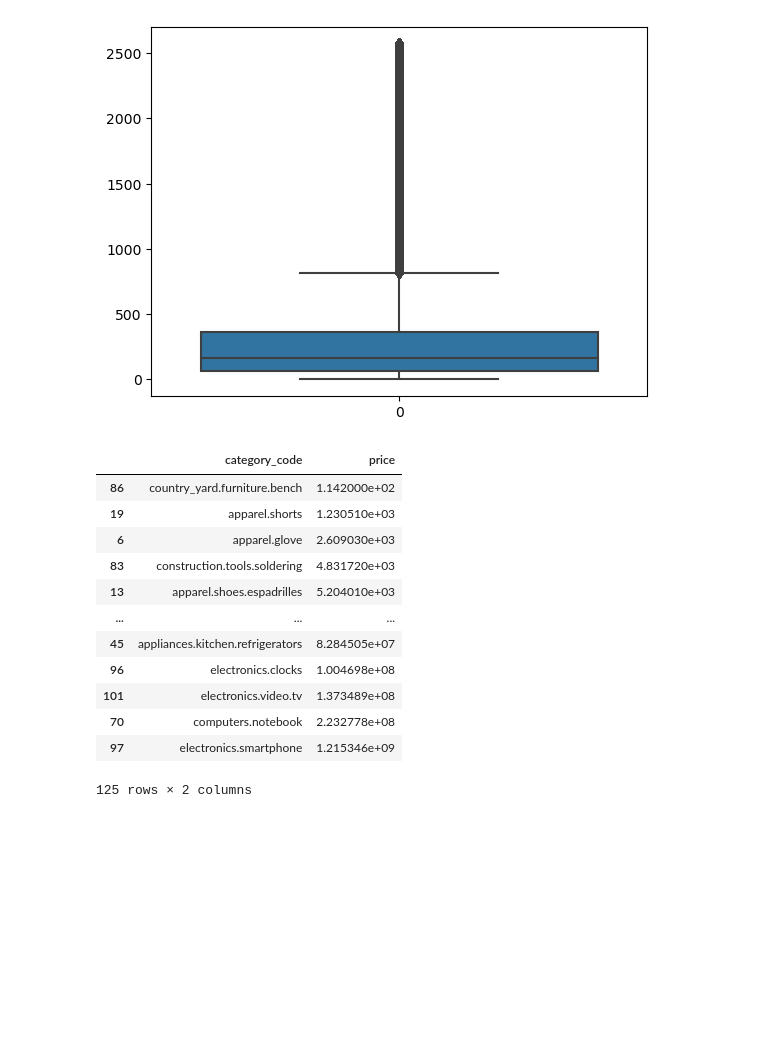
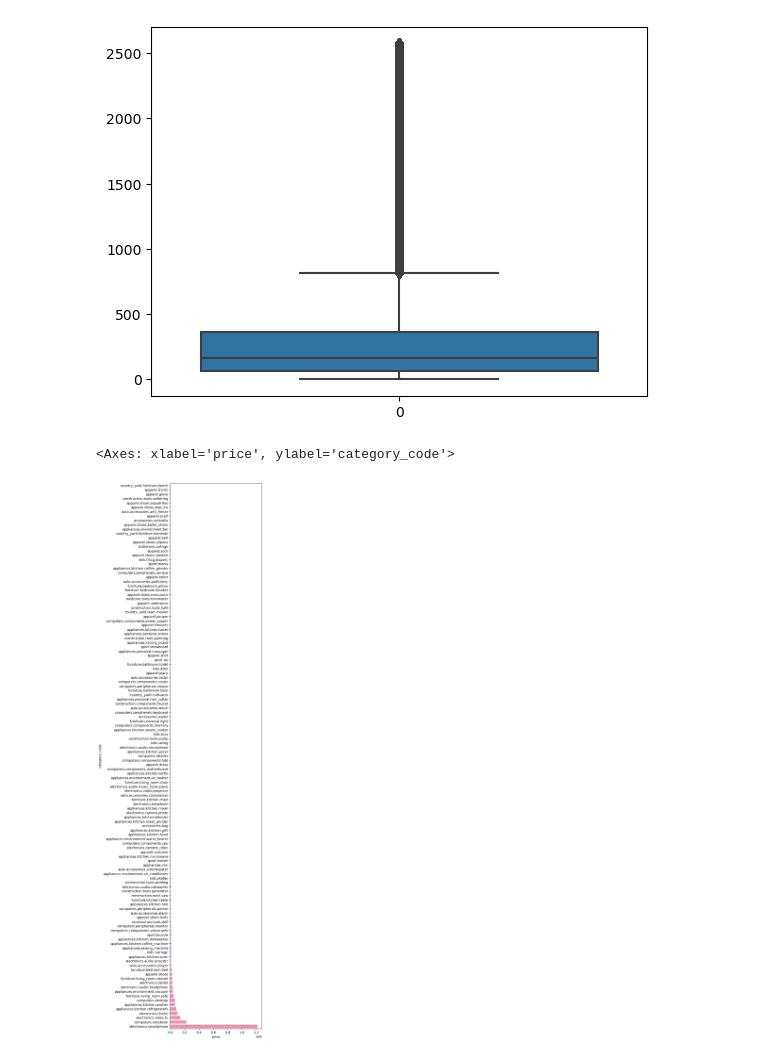
Before and after one commit to sriku2412/schulich_data_science, a Jupyter notebook: class_4.ipynb, the cells around one changed output. Drawn from its saved outputs; the diff is of its cells as text; code cells hidden in the pictures; blank space fills up the shorter version.

```diff
--- a/class_4.ipynb
+++ b/class_4.ipynb
@@ -79,19 +83,11 @@ import matplotlib.pyplot as plt
 # %%
 
 dfr = df.groupby('category_code')['price'].sum().reset_index()
 dfr.sort_values('price', axis=0, ascending=True, inplace=True)
-dfr.drop(dfr[dfr['price']<=0.1].index,axis=0)
+dfr=dfr.drop(dfr[dfr['price']==0].index,axis=0)
+
+fig, ax = plt.subplots(figsize=(5, 30))
+sns.barplot(data=dfr, x='price', y='category_code')
 # %% [output]
-|  | category_code | price |
-| 86 | country_yard.furniture.bench | 1.142000e+02 |
-| 19 | apparel.shorts | 1.230510e+03 |
-| 6 | apparel.glove | 2.609030e+03 |
-| 83 | construction.tools.soldering | 4.831720e+03 |
-| 13 | apparel.shoes.espadrilles | 5.204010e+03 |
-| ... | ... | ... |
-| 45 | appliances.kitchen.refrigerators | 8.284505e+07 |
-| 96 | electronics.clocks | 1.004698e+08 |
-| 101 | electronics.video.tv | 1.373489e+08 |
-| 70 | computers.notebook | 2.232778e+08 |
-| 97 | electronics.smartphone | 1.215346e+09 |
-125 rows × 2 columns
+<Axes: xlabel='price', ylabel='category_code'>
+[figure, added]
```
Also changed, not shown: parts of 13 cells of this notebook.
